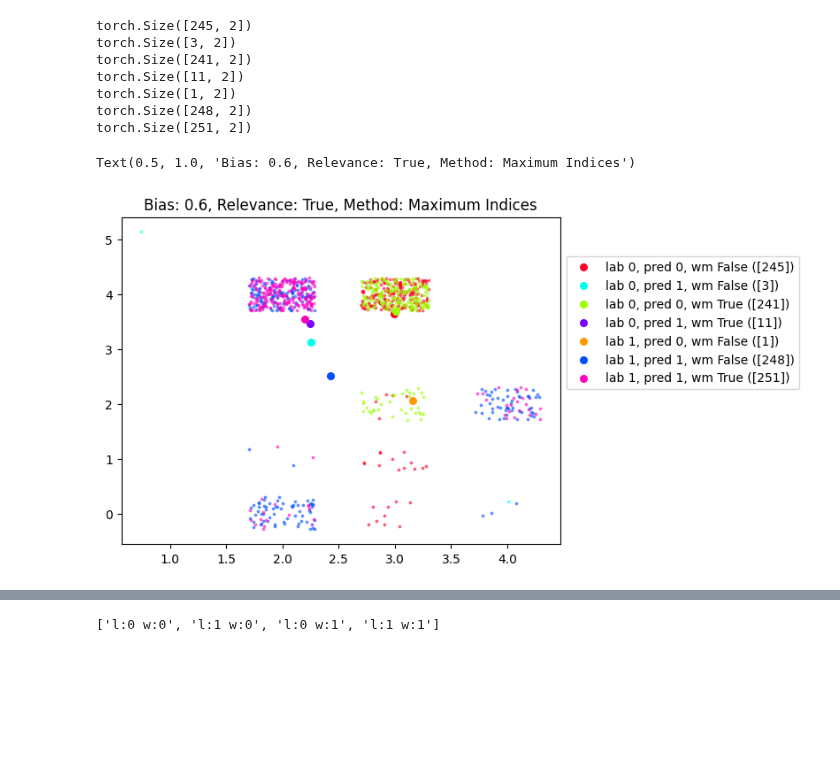
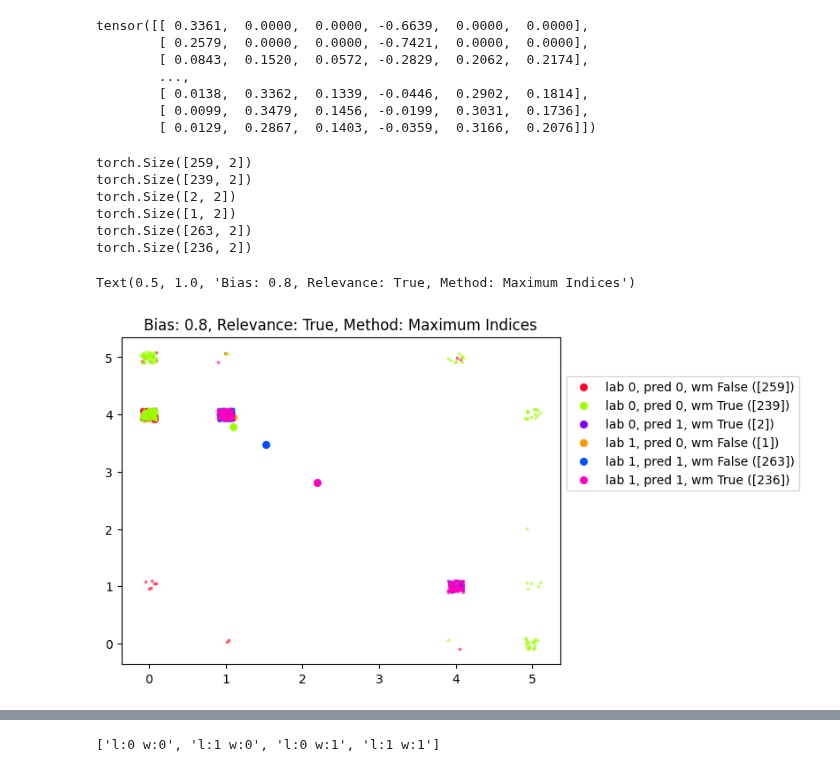
Before and after one commit to lillijo/xai-evaluation-master-thesis, a Jupyter notebook: experiments/dim_reduction_experiments.ipynb, the cells around one changed output, grey strips where cells are left out. Cells and saved outputs as stored; diff of their text form; code cells hidden in the pictures; blank space fills up the shorter version.

```diff
--- a/experiments/dim_reduction_experiments.ipynb
+++ b/experiments/dim_reduction_experiments.ipynb
@@ -84,23 +31,4 @@ model2 = create_feature_extractor(model, return_nodes=return_nodes)
-# %%
-n_samples = 1000
-vector = torch.zeros((n_samples, 6))
-#activationvector = torch.zeros((n_samples, 6))
-predictions = []
-labels = []
-watermarks = []
-idx = np.round(np.linspace(0, 491519, n_samples)).astype(int)
-for i in range(n_samples):
-    img_idx = idx[i]
-    img = gm.load_image(img_idx,False)
-    #layer_features = model2(img)
-    att, predict, label, wm = crp_attribution.relevances(
-        img_idx, activations=ACTIVATIONS
-    )
-    predictions.append(int(predict))
-    labels.append(label)
-    watermarks.append(wm)
-    vector[i] = att
-    #activationvector[i] = layer_features[FEATURE]
-watermarks = np.array(watermarks)
-predictions = np.array(predictions)
-labels = np.array(labels)
+# %%
+BIAS = 0.8
+
+model, gm, crp_attribution = get_model_etc(BIAS)
@@ -107,3 +37,16 @@ labels = np.array(labels)
+# %%
+ACTIVATIONS = False
+vector, watermarks, predictions, labels = get_attributions(model, ACTIVATIONS, gm, crp_attribution)
+# %%
+vector
+# %% [output]
+tensor([[ 0.3361,  0.0000,  0.0000, -0.6639,  0.0000,  0.0000],
+        [ 0.2579,  0.0000,  0.0000, -0.7421,  0.0000,  0.0000],
+        [ 0.0843,  0.1520,  0.0572, -0.2829,  0.2062,  0.2174],
+        ...,
+        [ 0.0138,  0.3362,  0.1339, -0.0446,  0.2902,  0.1814],
+        [ 0.0099,  0.3479,  0.1456, -0.0199,  0.3031,  0.1736],
+        [ 0.0129,  0.2867,  0.1403, -0.0359,  0.3166,  0.2076]])
 # %%
 maxs = torch.topk(vector, 2, dim=1)
 res = maxs.indices
@@ -117,42 +60,41 @@ def ft(lab, wm, pred=None):
     if pred is not None:
         d = np.logical_and(d, predictions == pred)
     if res[d, 0].shape[0] > 0:
-        points = res[d,:] + np.random.uniform(-0.3, 0.3, res[d,:].shape)
+        points = res[d,:] + np.random.uniform(-0.1, 0.1, res[d,:].shape)
         print(res[d,:].shape)
         plt.scatter(
             points[:,0],
             points[:,1],
             s=3,
             color=colors[lab + 2 * wm + 4 * pred],
             alpha=ALPHA,
         )
         meanp = torch.mean(points, dim=0)
         plt.scatter(
             meanp[0],
             meanp[1],
             s=30,
             color=colors[lab + 2 * wm + 4 * pred],
             alpha=1,
             label=f"lab {lab}, pred {pred}, wm {wm == 1} ({[res[d,0].shape[0]]})",
         )
 
 
 for lab in [0, 1]:
     for wm in [0, 1]:
         for pred in [0, 1]:
             ft(lab, wm, pred)
 
 plt.legend(bbox_to_anchor=(1, 0.9))
 plt.title(f"Bias: {BIAS}, Relevance: {not ACTIVATIONS}, Method: Maximum Indices")
 # centroids
 # %% [output]
-torch.Size([245, 2])
-torch.Size([3, 2])
-torch.Size([241, 2])
-torch.Size([11, 2])
+torch.Size([259, 2])
+torch.Size([239, 2])
+torch.Size([2, 2])
 torch.Size([1, 2])
-torch.Size([248, 2])
-torch.Size([251, 2])
+torch.Size([263, 2])
+torch.Size([236, 2])
-Text(0.5, 1.0, 'Bias: 0.6, Relevance: True, Method: Maximum Indices')
+Text(0.5, 1.0, 'Bias: 0.8, Relevance: True, Method: Maximum Indices')
-[figure, old version]
+[figure, new version]
 # %%
```
Also changed, not shown: parts of 18 cells of this notebook, 8 other files.
